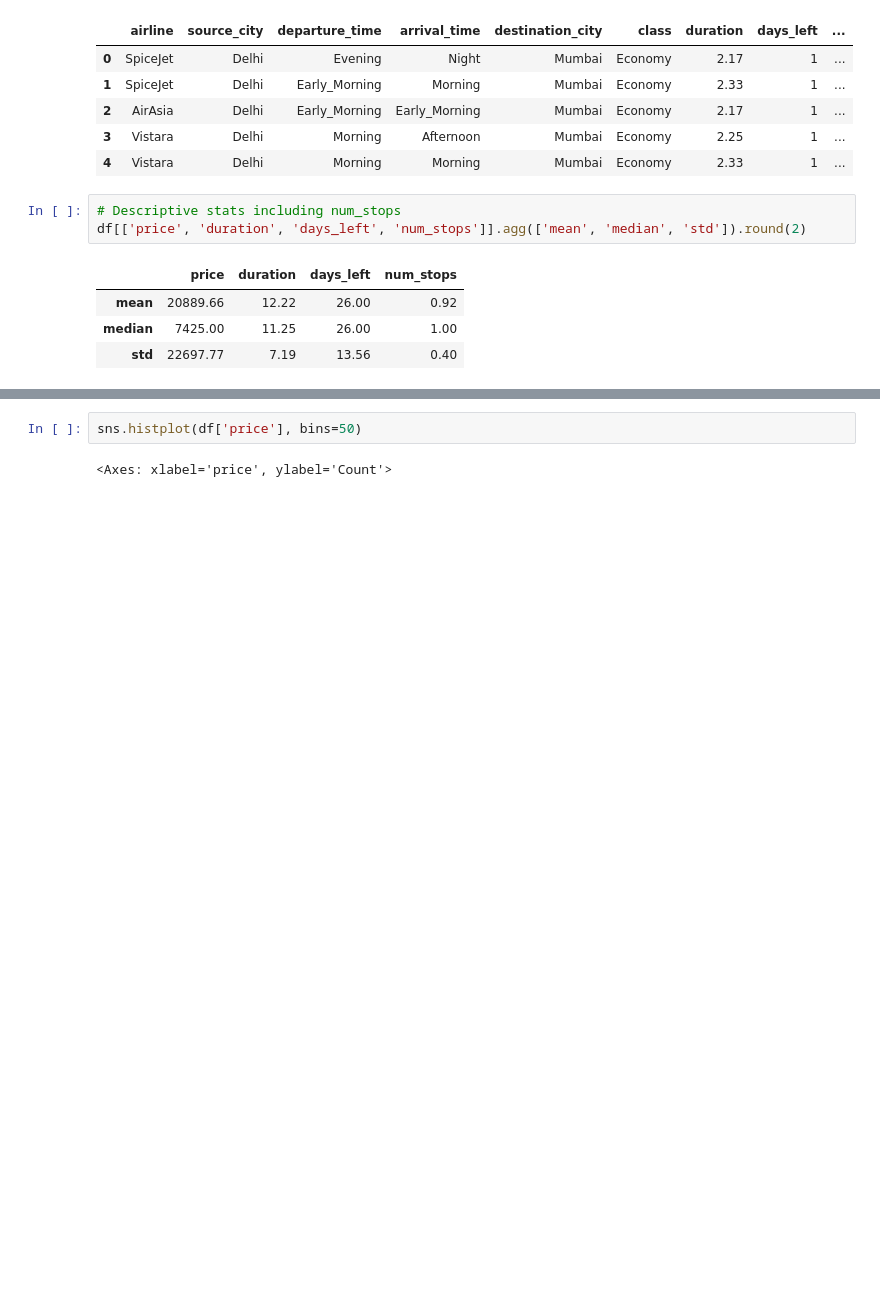
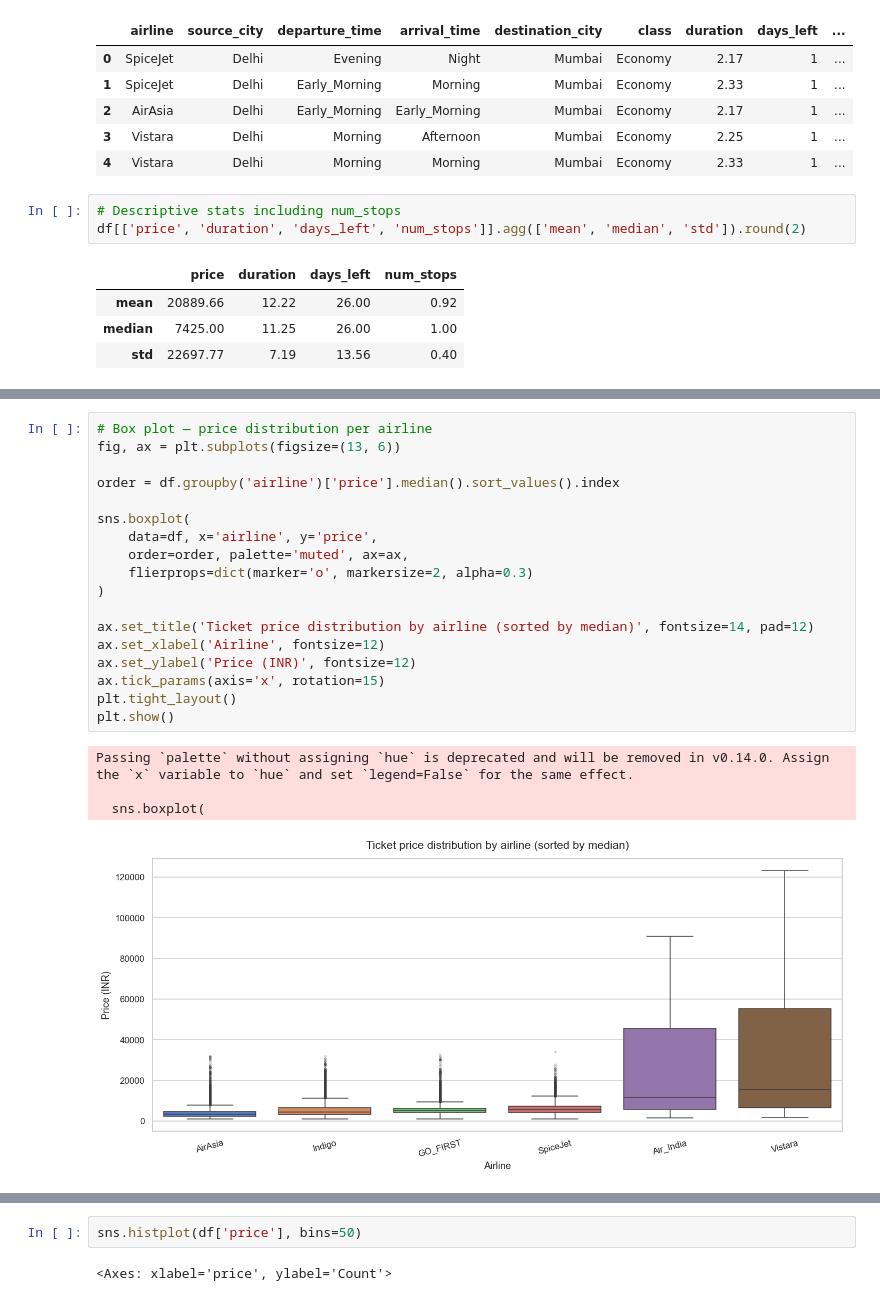
Before and after one commit to sofyakazykina/Flight-Price-Prediction, a Jupyter notebook: flight_analysis.ipynb, the cells around one changed output, grey strips where cells are left out. Cells and saved outputs as stored; diff of their text form; blank space fills up the shorter version.

```diff
--- a/flight_analysis.ipynb
+++ b/flight_analysis.ipynb
@@ -199,0 +246,23 @@ df[['price', 'duration', 'days_left', 'num_stops']].agg(['mean', 'median', 'std'
+# %%
+# Box plot — price distribution per airline
+fig, ax = plt.subplots(figsize=(13, 6))
+
+order = df.groupby('airline')['price'].median().sort_values().index
+
+sns.boxplot(
+    data=df, x='airline', y='price',
+    order=order, palette='muted', ax=ax,
+    flierprops=dict(marker='o', markersize=2, alpha=0.3)
+)
+
+ax.set_title('Ticket price distribution by airline (sorted by median)', fontsize=14, pad=12)
+ax.set_xlabel('Airline', fontsize=12)
+ax.set_ylabel('Price (INR)', fontsize=12)
+ax.tick_params(axis='x', rotation=15)
+plt.tight_layout()
+plt.show()
+# %% [output]
+Passing `palette` without assigning `hue` is deprecated and will be removed in v0.14.0. Assign the `x` variable to `hue` and set `legend=False` for the same effect.
+
+  sns.boxplot(
+[figure, added]
```
Also changed, not shown: parts of 6 cells of this notebook.
